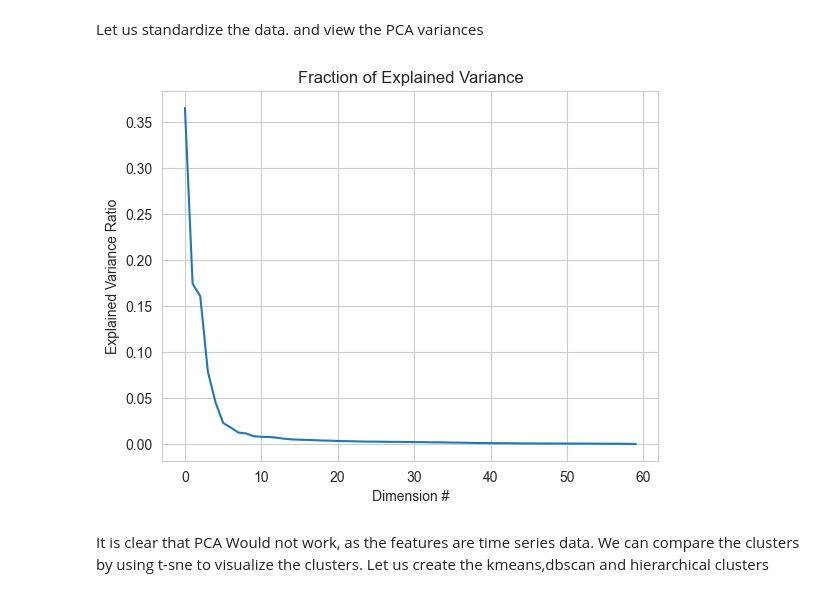
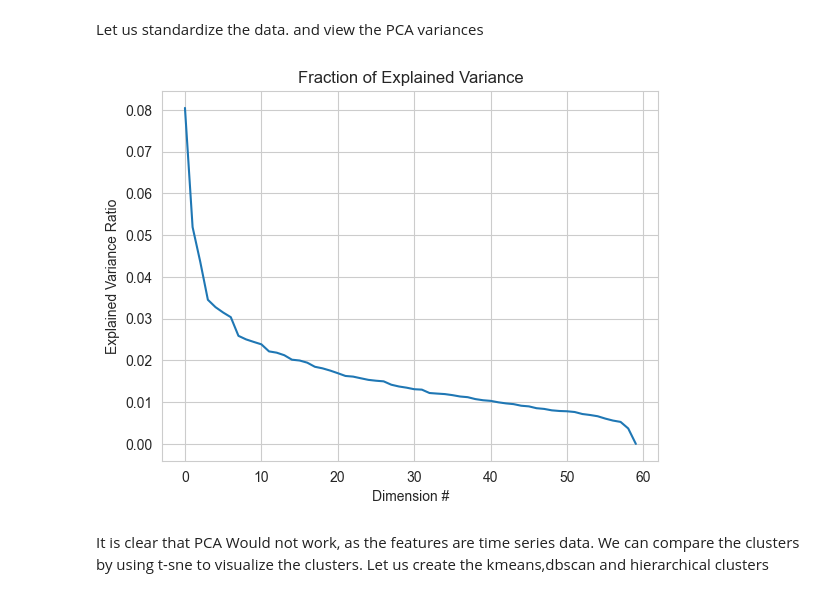
Before and after one commit to vishal-parameswaran/University-of-Chicago, a Jupyter notebook: Data Mining Principles/Assignment 2/Assignment_2_Srna.ipynb, the cells around one changed output. Saved outputs shown, nothing was run; the diff lists cells and outputs as text; code cells hidden in the pictures.

```diff
--- a/Data Mining Principles/Assignment 2/Assignment_2_Srna.ipynb
+++ b/Data Mining Principles/Assignment 2/Assignment_2_Srna.ipynb
@@ -987,9 +1016,9 @@ Let us standardize the data. and view the PCA variances
 # %%
 movements_standard = standardize(movements_data.loc[:,movements_data.columns!="Unnamed: 0"])
-movements_pca = fit_pca(movements_standard,60)
+movements_pca = fit_pca(movements_normalized,60)
 movements_variances = plot_scaled_variance(movements_pca)
 # %% [output]
-[figure, old version]
+[figure, new version]
 # %% [markdown]
 It is clear that PCA Would not work, as the features are time series data. We can compare the clusters by using t-sne to visualize the clusters.
 Let us create the kmeans,dbscan and hierarchical clusters
```
Also changed, not shown: parts of 18 cells of this notebook, 1 other file.
